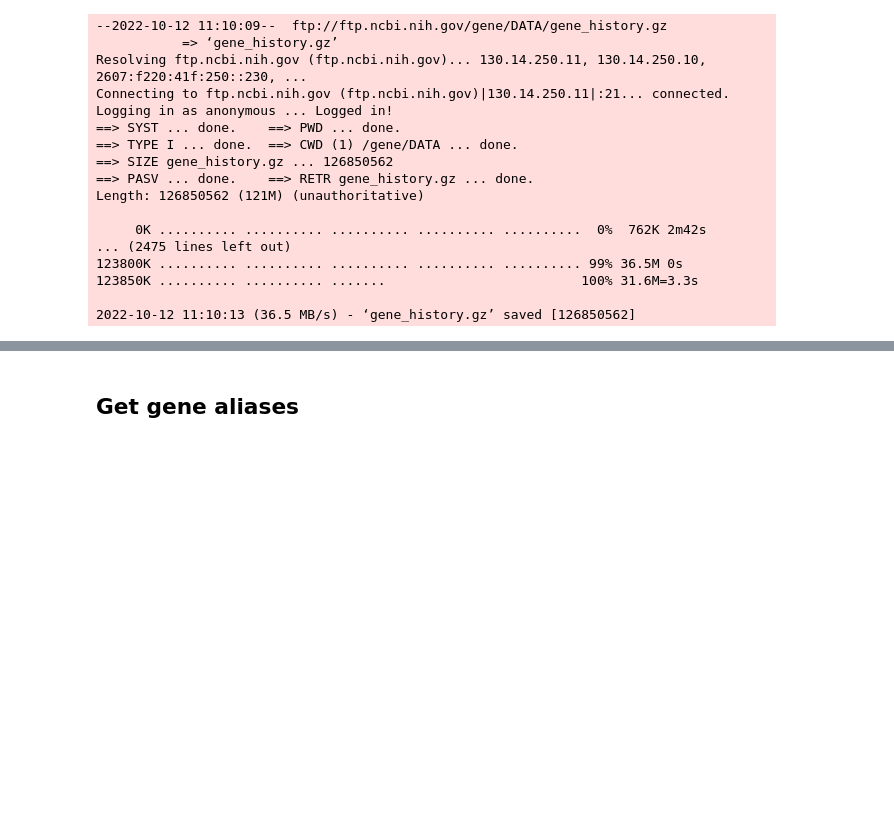
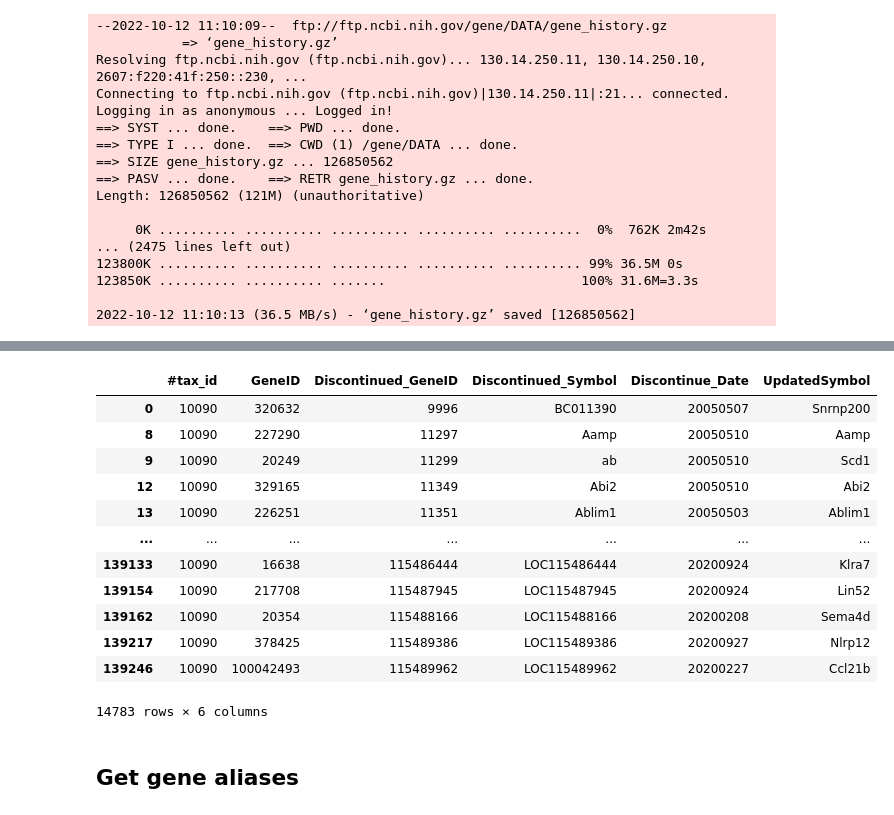
Before and after one commit to ben-heil/mousiplier-backend, a Jupyter notebook: data/process_raw_data.ipynb, the cells around one changed output, grey strips where cells are left out. Cells and saved outputs as stored; diff of their text form; code cells hidden in the pictures; blank space fills up the shorter version.

```diff
--- a/data/process_raw_data.ipynb
+++ b/data/process_raw_data.ipynb
@@ -265,0 +349,18 @@ Length: 126850562 (121M) (unauthoritative)
+# %%
+mousiplier_genes = set(gene_signature_df.index)
+filtered_history = history_df[history_df['UpdatedSymbol'].isin(mousiplier_genes)]
+filtered_history
+# %% [output]
+|  | #tax_id | GeneID | Discontinued_GeneID | Discontinued_Symbol | Discontinue_Date | UpdatedSymbol |
+| 0 | 10090 | 320632 | 9996 | BC011390 | 20050507 | Snrnp200 |
+| 8 | 10090 | 227290 | 11297 | Aamp | 20050510 | Aamp |
+| 9 | 10090 | 20249 | 11299 | ab | 20050510 | Scd1 |
+| 12 | 10090 | 329165 | 11349 | Abi2 | 20050510 | Abi2 |
+| 13 | 10090 | 226251 | 11351 | Ablim1 | 20050503 | Ablim1 |
+| ... | ... | ... | ... | ... | ... | ... |
+| 139133 | 10090 | 16638 | 115486444 | LOC115486444 | 20200924 | Klra7 |
+| 139154 | 10090 | 217708 | 115487945 | LOC115487945 | 20200924 | Lin52 |
+| 139162 | 10090 | 20354 | 115488166 | LOC115488166 | 20200208 | Sema4d |
+| 139217 | 10090 | 378425 | 115489386 | LOC115489386 | 20200927 | Nlrp12 |
+| 139246 | 10090 | 100042493 | 115489962 | LOC115489962 | 20200227 | Ccl21b |
+14783 rows × 6 columns
```
Also changed, not shown: parts of 11 cells of this notebook.
